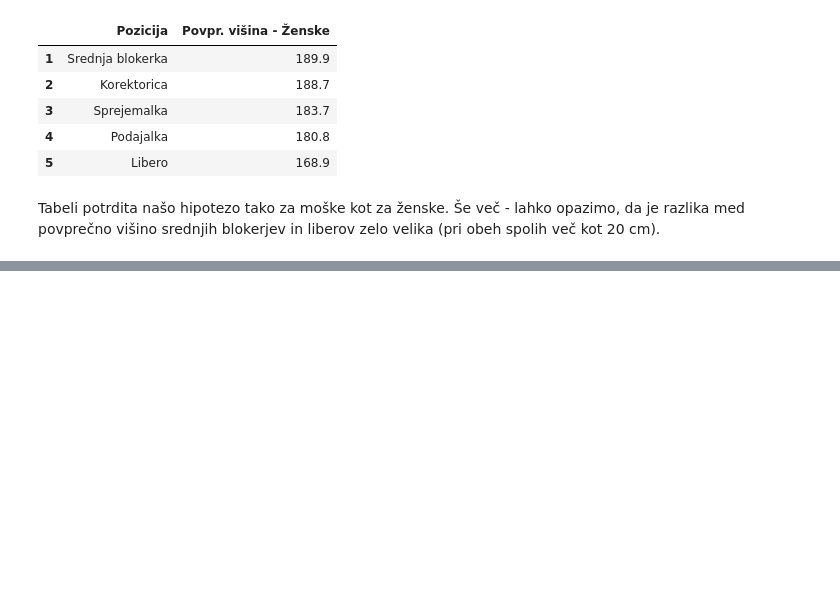
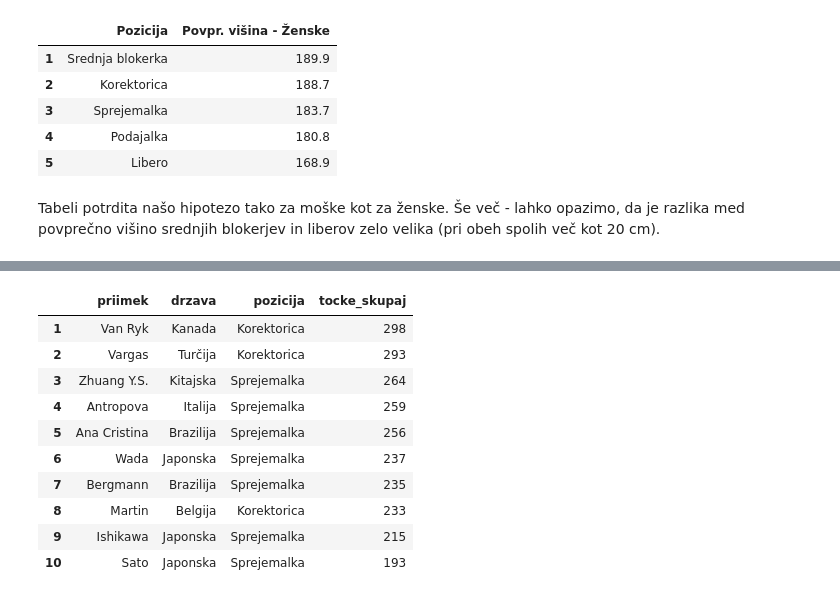
Before and after one commit to mijastijepic/UVP_projektna_naloga, a Jupyter notebook: analiza_podatkov.ipynb, the cells around one changed output, grey strips where cells are left out. Cells and saved outputs as stored; diff of their text form; code cells hidden in the pictures; blank space fills up the shorter version.

```diff
--- a/analiza_podatkov.ipynb
+++ b/analiza_podatkov.ipynb
@@ -237,0 +264,22 @@ Tabeli potrdita našo hipotezo tako za moške kot za ženske. Še več - lahko o
+# %%
+top10_zenske = (
+    igralci[igralci["spol"] == "Ž"]
+    .sort_values(by="tocke_skupaj", ascending=False)
+    .head(10)
+    [["priimek", "drzava", "pozicija", "tocke_skupaj"]]
+)
+top10_zenske["tocke_skupaj"] = top10_zenske["tocke_skupaj"].astype(int)
+top10_zenske.index = range(1, 11)
+top10_zenske
+# %% [output]
+|  | priimek | drzava | pozicija | tocke_skupaj |
+| 1 | Van Ryk | Kanada | Korektorica | 298 |
+| 2 | Vargas | Turčija | Korektorica | 293 |
+| 3 | Zhuang Y.S. | Kitajska | Sprejemalka | 264 |
+| 4 | Antropova | Italija | Sprejemalka | 259 |
+| 5 | Ana Cristina | Brazilija | Sprejemalka | 256 |
+| 6 | Wada | Japonska | Sprejemalka | 237 |
+| 7 | Bergmann | Brazilija | Sprejemalka | 235 |
+| 8 | Martin | Belgija | Korektorica | 233 |
+| 9 | Ishikawa | Japonska | Sprejemalka | 215 |
+| 10 | Sato | Japonska | Sprejemalka | 193 |
```
Also changed, not shown: parts of 2 cells of this notebook.
